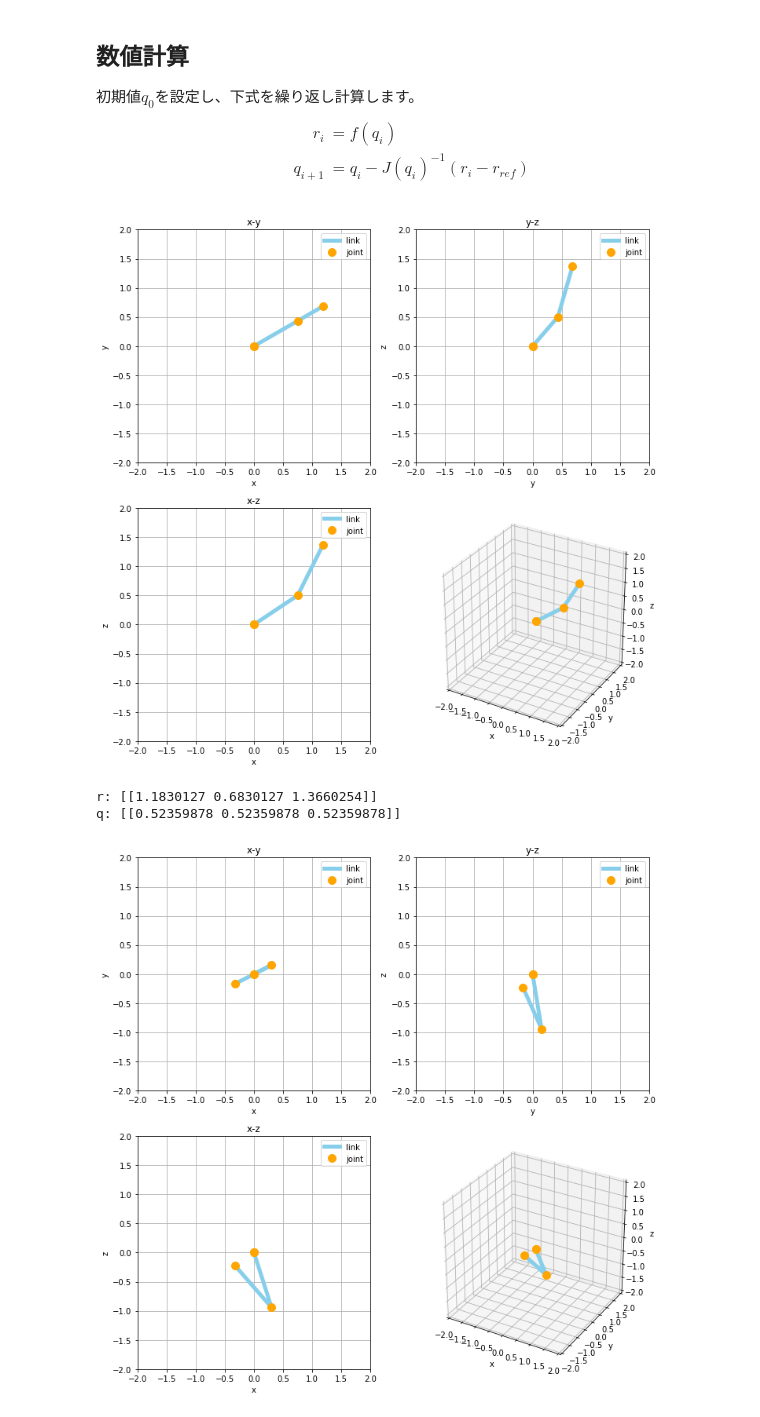
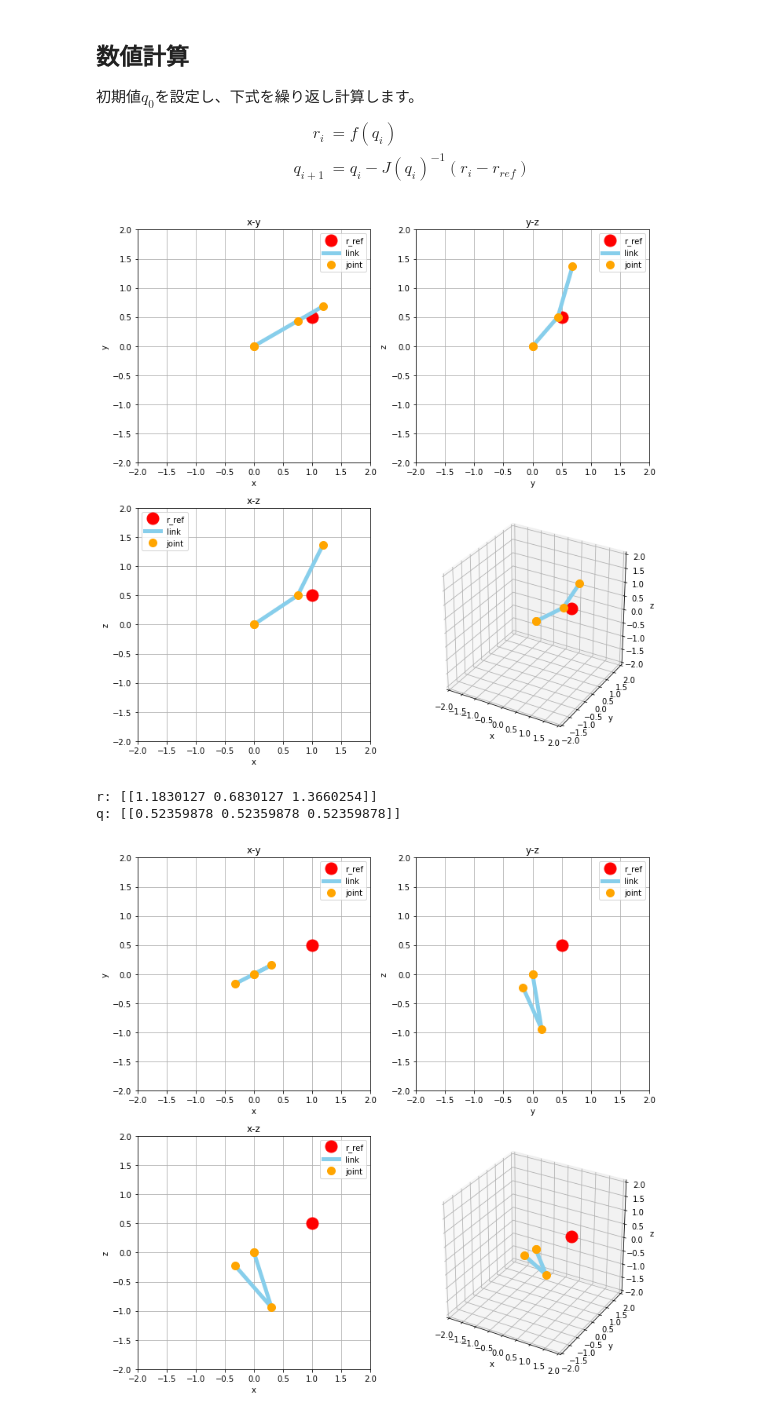
Before and after one commit to Kuwamai/kinematics_note, a Jupyter notebook: 3DoF_inverse_kinematics.ipynb, the cells around one changed output. Cells and saved outputs as stored; diff of their text form; code cells hidden in the pictures.

```diff
--- a/3DoF_inverse_kinematics.ipynb
+++ b/3DoF_inverse_kinematics.ipynb
@@ -77,16 +77,18 @@ def J(theta):
     return np.hstack((diff_q1, diff_q2, diff_q3))
 # %%
 # マニピュレータの描画
-def draw(r, q):
+def draw(r, q, r_ref):
     xs = [e[0,0] for e in r]
     ys = [e[1,0] for e in r]
     zs = [e[2,0] for e in r]
+    xg, yg, zg = r_ref
 
     fig = plt.figure(figsize=(10,10))
 
     sp = fig.add_subplot(221,aspect='equal')
     sp.set_xlim(-2,2)
     sp.set_ylim(-2,2)
+    plt.plot(xg, yg, "o", color="red", ms=15, label="r_ref")
     plt.plot(xs, ys, "-", color="skyblue", lw=5, label="link")
     plt.plot(xs, ys, "o", color="orange", ms=10, label="joint")
     plt.title("x-y")
@@ -98,6 +100,7 @@ def draw(r, q):
     sp = fig.add_subplot(222,aspect='equal')
     sp.set_xlim(-2,2)
     sp.set_ylim(-2,2)
+    plt.plot(yg, zg, "o", color="red", ms=15, label="r_ref")
     plt.plot(ys, zs, "-", color="skyblue", lw=5, label="link")
     plt.plot(ys, zs, "o", color="orange", ms=10, label="joint")
     plt.title("y-z")
@@ -109,6 +112,7 @@ def draw(r, q):
     sp = fig.add_subplot(223,aspect='equal')
     sp.set_xlim(-2,2)
     sp.set_ylim(-2,2)
+    plt.plot(xg, zg, "o", color="red", ms=15, label="r_ref")
     plt.plot(xs, zs, "-", color="skyblue", lw=5, label="link")
     plt.plot(xs, zs, "o", color="orange", ms=10, label="joint")
     plt.title("x-z")
@@ -118,6 +122,7 @@ def draw(r, q):
     plt.legend(fontsize=10)
 
     ax = fig.add_subplot(224,aspect='equal',projection='3d')
+    plt.plot(xg, yg, zg, "o", color="red", ms=15)
     ax.plot(xs, ys, zs, "-", color="skyblue", lw=5)
     ax.plot(xs, ys, zs, "o", color="orange", ms=10)
     ax.set_xlabel('x')
@@ -154,16 +159,16 @@ r_ref = np.array([[1.],
 # %%
 # 数値計算
 for i in range(10):
     r = fk(q)
-    draw(r, q)
+    draw(r, q, r_ref)
     q = q - np.linalg.inv(J(q)).dot((r[3] - r_ref))
 
 r = fk(q)
-draw(r, q)
+draw(r, q, r_ref)
 # %% [output]
-[figure, old version]
+[figure, new version]
 r: [[1.1830127 0.6830127 1.3660254]]
 q: [[0.52359878 0.52359878 0.52359878]]
-[figure, old version]
+[figure, new version]
 r: [[-0.32235283 -0.16559814 -0.22716456]]
 q: [[ 0.47456093 -1.22640074  3.57263415]]
```
Also changed, not shown: parts of 1 cell of this notebook, 1 other file.
